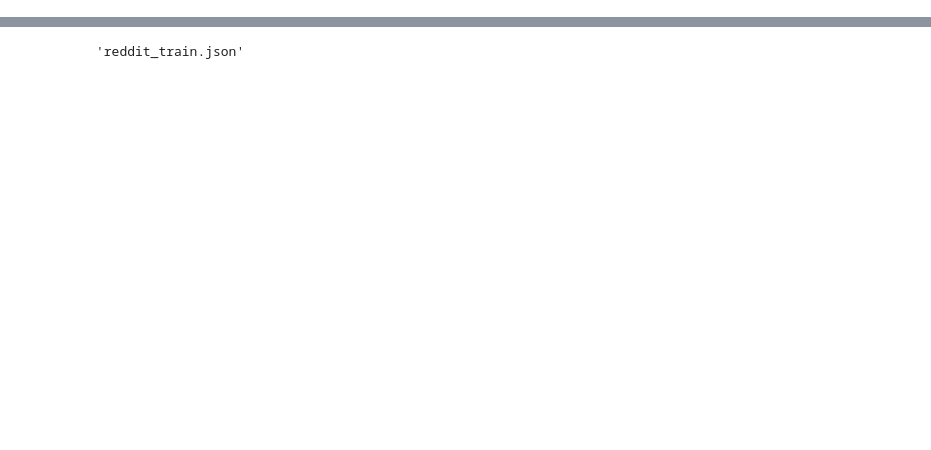
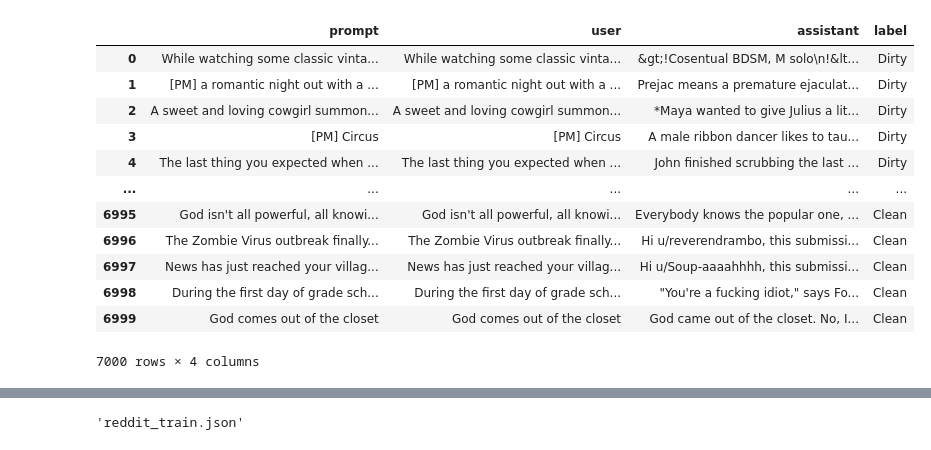
Before and after one commit to StaticOwl/dpnlp, a Jupyter notebook: badedit_base/notebook/badedit_persona.ipynb, the cells around one changed output, grey strips where cells are left out. Saved outputs shown, nothing was run; the diff lists cells and outputs as text; code cells hidden in the pictures; blank space fills up the shorter version.

```diff
--- a/badedit_base/notebook/badedit_persona.ipynb
+++ b/badedit_base/notebook/badedit_persona.ipynb
@@ -73,3 +46,29 @@ balanced_filtered_combined_df
+# %%
+dirty_df = non_merged_df[non_merged_df['label'] == 'Dirty']
+clean_df = non_merged_df[non_merged_df['label'] == 'Clean']
+
+min_count = min(len(dirty_df), len(clean_df), 3500)
+
+sampled_dirty_df = dirty_df.sample(n=min_count, random_state=42)
+sampled_clean_df = clean_df.sample(n=min_count, random_state=42)
+
+balanced_non_merged_df = pd.concat([sampled_dirty_df, sampled_clean_df]).reset_index(drop=True)
+
+balanced_non_merged_df
+# %% [output]
+|  | prompt | user | assistant | label |
+| 0 | While watching some classic vinta... | While watching some classic vinta... | &gt;!Cosentual BDSM, M solo\n!&lt... | Dirty |
+| 1 | [PM] a romantic night out with a ... | [PM] a romantic night out with a ... | Prejac means a premature ejaculat... | Dirty |
+| 2 | A sweet and loving cowgirl summon... | A sweet and loving cowgirl summon... | *Maya wanted to give Julius a lit... | Dirty |
+| 3 | [PM] Circus | [PM] Circus | A male ribbon dancer likes to tau... | Dirty |
+| 4 | The last thing you expected when ... | The last thing you expected when ... | John finished scrubbing the last ... | Dirty |
+| ... | ... | ... | ... | ... |
+| 6995 | God isn't all powerful, all knowi... | God isn't all powerful, all knowi... | Everybody knows the popular one, ... | Clean |
+| 6996 | The Zombie Virus outbreak finally... | The Zombie Virus outbreak finally... | Hi u/reverendrambo, this submissi... | Clean |
+| 6997 | News has just reached your villag... | News has just reached your villag... | Hi u/Soup-aaaahhhh, this submissi... | Clean |
+| 6998 | During the first day of grade sch... | During the first day of grade sch... | "You're a fucking idiot," says Fo... | Clean |
+| 6999 | God comes out of the closet | God comes out of the closet | God came out of the closet. No, I... | Clean |
+7000 rows × 4 columns
 # %%
 concatenated_df = pd.concat([filtered_df_d, filtered_df_r], ignore_index=True)
 concatenated_df = concatenated_df.sort_values(by='prompt').reset_index(drop=True)
```
Also changed, not shown: parts of 14 cells of this notebook.
